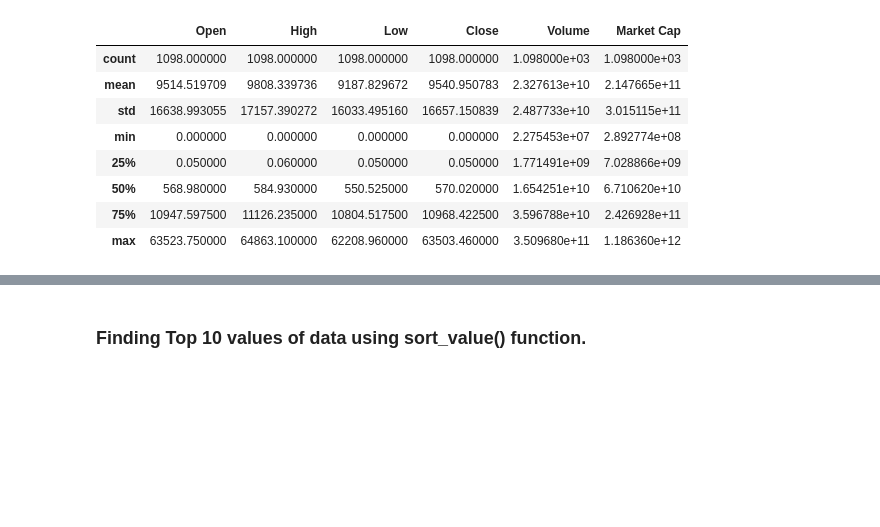
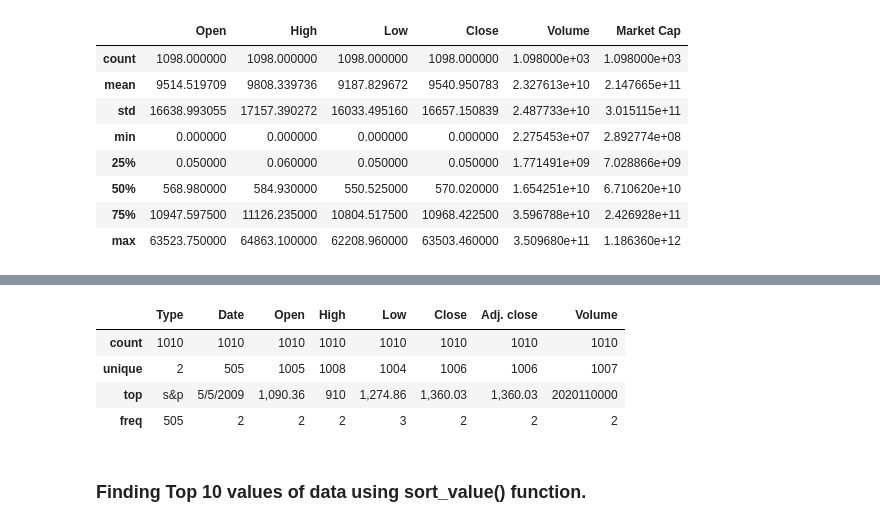
Before and after one commit to aashu26698/Cryptocurrencies-AnInfographic, a Jupyter notebook: Cryptocurrency EDA.ipynb, the cells around one changed output, grey strips where cells are left out. Drawn from its saved outputs; the diff is of its cells as text; code cells hidden in the pictures; blank space fills up the shorter version.

```diff
--- a/Cryptocurrency EDA.ipynb
+++ b/Cryptocurrency EDA.ipynb
@@ -318,4 +355,12 @@ energy_consumption.describe()
 | freq | 1 | 1 | 2 | 210 | 55 |
+# %%
+stocks.describe()
+# %% [output]
+|  | Type | Date | Open | High | Low | Close | Adj. close | Volume |
+| count | 1010 | 1010 | 1010 | 1010 | 1010 | 1010 | 1010 | 1010 |
+| unique | 2 | 505 | 1005 | 1008 | 1004 | 1006 | 1006 | 1007 |
+| top | s&p | 5/5/2009 | 1,090.36 | 910 | 1,274.86 | 1,360.03 | 1,360.03 | 2020110000 |
+| freq | 505 | 2 | 2 | 2 | 3 | 2 | 2 | 2 |
 # %% [markdown]
 ### Finding Top 10 values of data using sort_value() function.
 # %%
```
Also changed, not shown: parts of 5 cells of this notebook.
